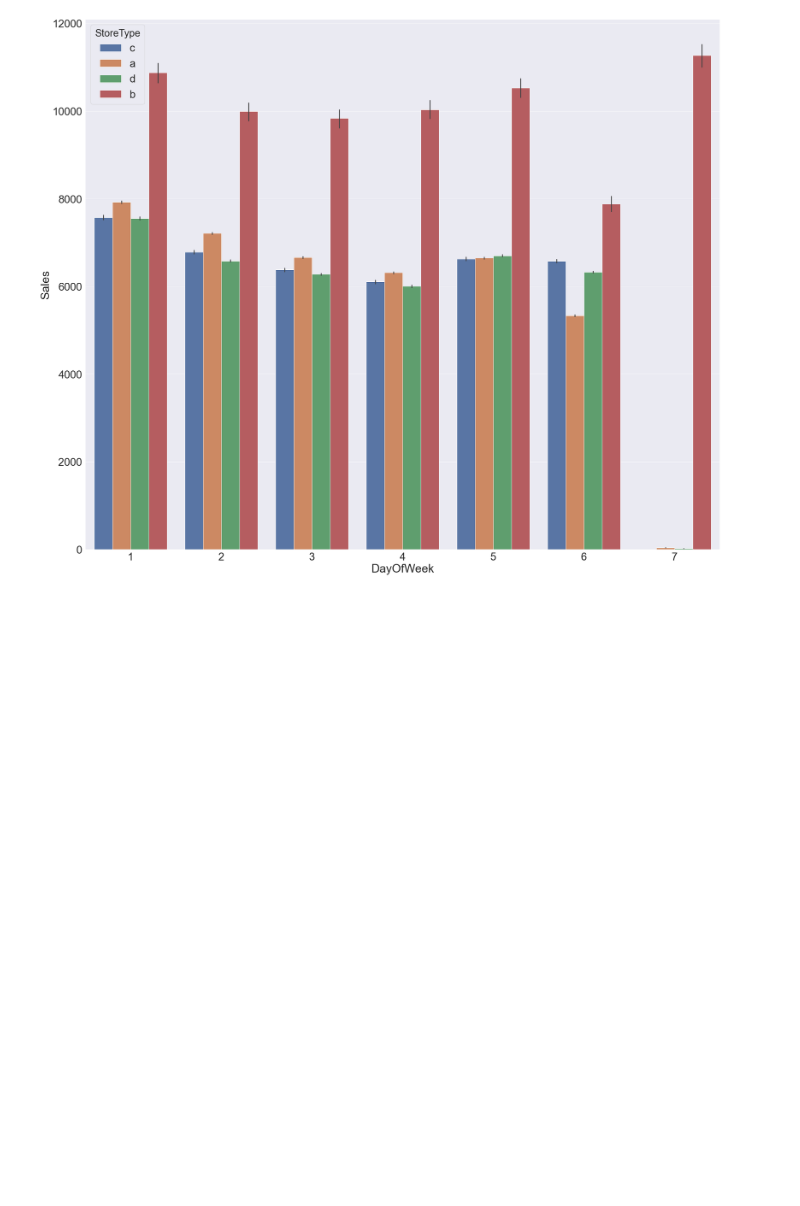
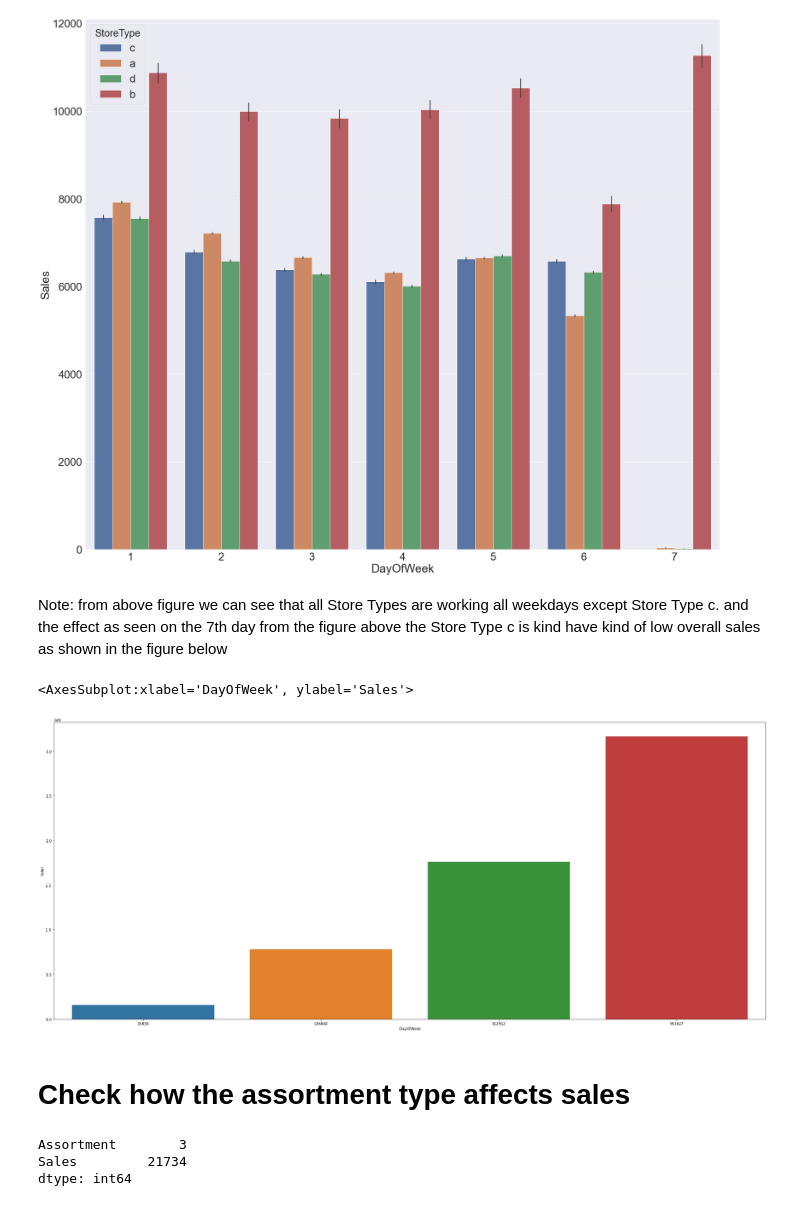
Before and after one commit to Natty-star/Pharmaceutical-Sales-prediction-across-multiple-stores, a Jupyter notebook: notebook/Pharmaceutical_sales_pridiction.ipynb, the cells around one changed output. Drawn from its saved outputs; the diff is of its cells as text; code cells hidden in the pictures; blank space fills up the shorter version.

```diff
--- a/notebook/Pharmaceutical_sales_pridiction.ipynb
+++ b/notebook/Pharmaceutical_sales_pridiction.ipynb
@@ -435,3 +478,15 @@ sns.barplot(x="DayOfWeek", y="Sales", hue="StoreType", data=weekday_data)
 # %% [output]
 <AxesSubplot:xlabel='DayOfWeek', ylabel='Sales'>
 [figure]
+# %% [markdown]
+Note: from above figure we can see that all Store Types are working all weekdays except Store Type c. and the effect as seen on the 7th day from the figure above the Store Type c is kind have kind of low overall sales as shown in the figure below
+# %%
+weekday_data1 = train_store.groupby(['StoreType']).agg({"DayOfWeek":"count","Sales":'sum'})
+# %%
+plt.figure(figsize=(35,15))
+sns.barplot(x="DayOfWeek", y="Sales", data=weekday_data1)
+# %% [output]
+<AxesSubplot:xlabel='DayOfWeek', ylabel='Sales'>
+[figure, added]
+# %% [markdown]
+# Check how the assortment type affects sales
@@ -437,0 +496,6 @@ sns.barplot(x="DayOfWeek", y="Sales", hue="StoreType", data=weekday_data)
+# %%
+assort_data.nunique()
+# %% [output]
+Assortment        3
+Sales         21734
+dtype: int64
```
Also changed, not shown: parts of 21 cells of this notebook.
